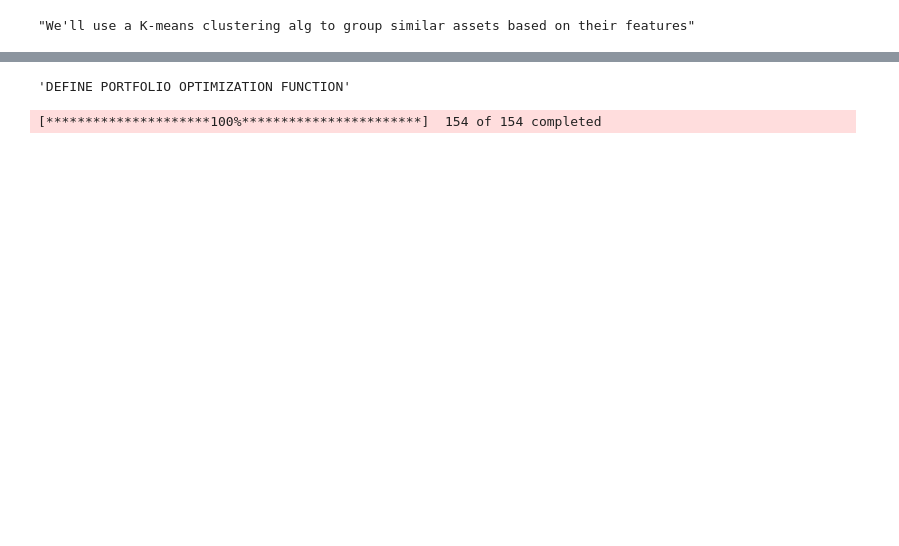
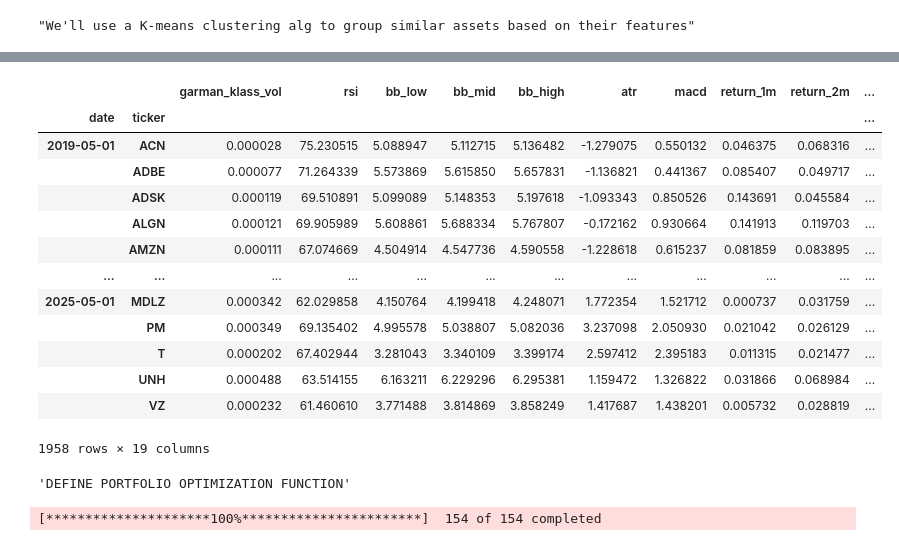
Before and after one commit to vepaan/ML_Trading_Strategy, a Jupyter notebook: project.ipynb, the cells around one changed output, grey strips where cells are left out. Saved outputs shown, nothing was run; the diff lists cells and outputs as text; code cells hidden in the pictures; blank space fills up the shorter version.

```diff
--- a/project.ipynb
+++ b/project.ipynb
@@ -312,6 +395,23 @@ fixed_dates = {}
 for d in dates:
 
     fixed_dates[d.strftime('%Y-%m-%d')] = filtered_df.xs(d, level = 0).index.tolist()
+# %%
+filtered_df
+# %% [output]
+|  |  | garman_klass_vol | rsi | bb_low | bb_mid | bb_high | atr | macd | return_1m | return_2m | ... |
+| date | ticker |  |  |  |  |  |  |  |  |  | ... |
+| 2019-05-01 | ACN | 0.000028 | 75.230515 | 5.088947 | 5.112715 | 5.136482 | -1.279075 | 0.550132 | 0.046375 | 0.068316 | ... |
+|  | ADBE | 0.000077 | 71.264339 | 5.573869 | 5.615850 | 5.657831 | -1.136821 | 0.441367 | 0.085407 | 0.049717 | ... |
+|  | ADSK | 0.000119 | 69.510891 | 5.099089 | 5.148353 | 5.197618 | -1.093343 | 0.850526 | 0.143691 | 0.045584 | ... |
+|  | ALGN | 0.000121 | 69.905989 | 5.608861 | 5.688334 | 5.767807 | -0.172162 | 0.930664 | 0.141913 | 0.119703 | ... |
+|  | AMZN | 0.000111 | 67.074669 | 4.504914 | 4.547736 | 4.590558 | -1.228618 | 0.615237 | 0.081859 | 0.083895 | ... |
+| ... | ... | ... | ... | ... | ... | ... | ... | ... | ... | ... | ... |
+| 2025-05-01 | MDLZ | 0.000342 | 62.029858 | 4.150764 | 4.199418 | 4.248071 | 1.772354 | 1.521712 | 0.000737 | 0.031759 | ... |
+|  | PM | 0.000349 | 69.135402 | 4.995578 | 5.038807 | 5.082036 | 3.237098 | 2.050930 | 0.021042 | 0.026129 | ... |
+|  | T | 0.000202 | 67.402944 | 3.281043 | 3.340109 | 3.399174 | 2.597412 | 2.395183 | 0.011315 | 0.021477 | ... |
+|  | UNH | 0.000488 | 63.514155 | 6.163211 | 6.229296 | 6.295381 | 1.159472 | 1.326822 | 0.031866 | 0.068984 | ... |
+|  | VZ | 0.000232 | 61.460610 | 3.771488 | 3.814869 | 3.858249 | 1.417687 | 1.438201 | 0.005732 | 0.028819 | ... |
+1958 rows × 19 columns
 # %%
 '''DEFINE PORTFOLIO OPTIMIZATION FUNCTION'''
 #we will use the PyPortfolioOpt package and EfficientFrontier to maximize the sharpe ratio
```
Also changed, not shown: parts of 14 cells of this notebook.
